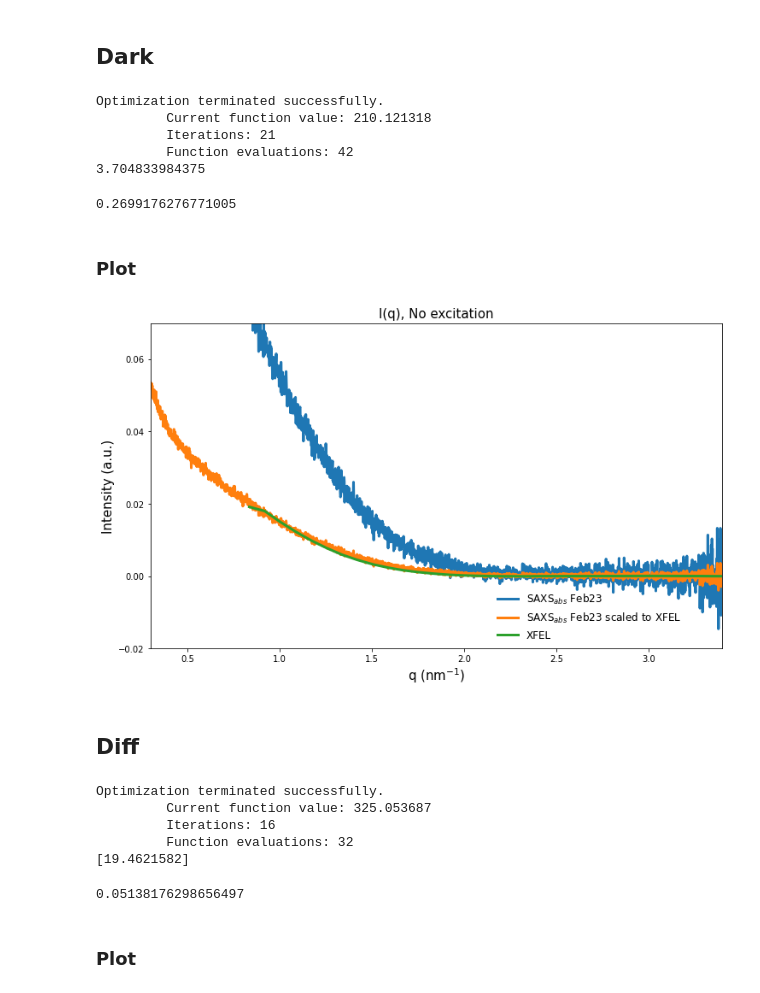
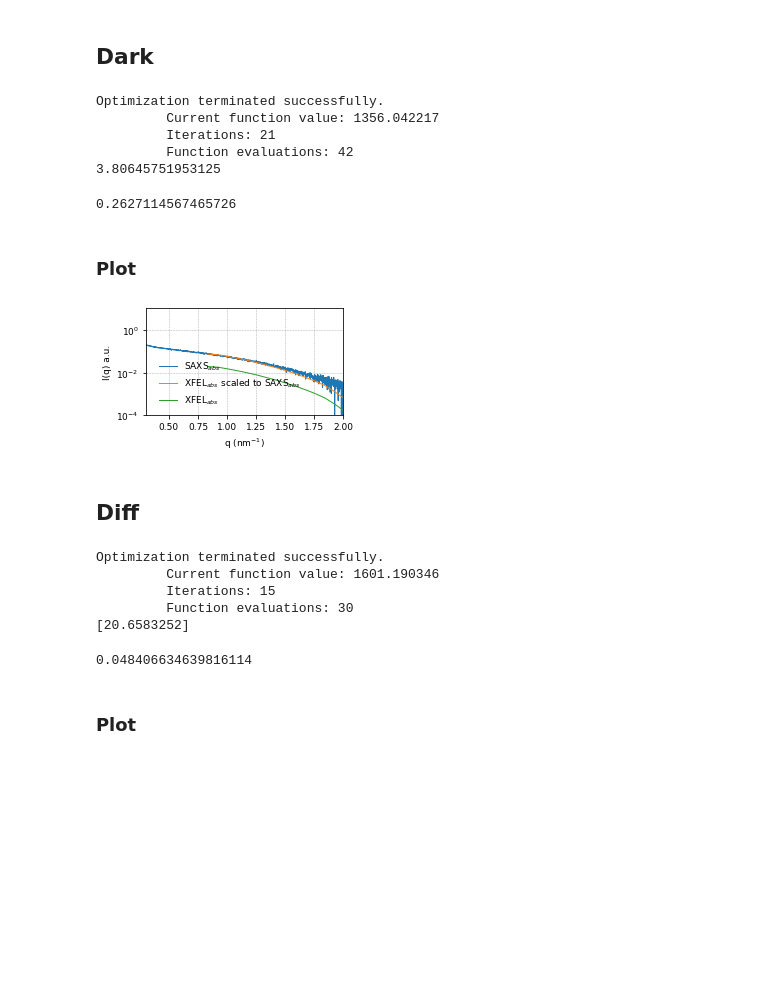
Before and after one commit to LeoMonrroy266/python_course_project, a Jupyter notebook: Analysis.ipynb, the cells around one changed output. Drawn from its saved outputs; the diff is of its cells as text; code cells hidden in the pictures; blank space fills up the shorter version.

```diff
--- a/Analysis.ipynb
+++ b/Analysis.ipynb
@@ -537,7 +535,7 @@ Difference scale of curve is: 4292997048564.538
 # %% [markdown]
 ## Dark
 # %%
-q_min, qmax = [XFEL_dark.q[0],3]
+q_min, qmax = [XFEL_dark.q[0],2]
 
 
 dark_exp = XFEL_dark.cut_q(q_min,q_max)
@@ -552,33 +550,41 @@ print(dark_scale[0])
 1/dark_scale[0]
 # %% [output]
 Optimization terminated successfully.
-         Current function value: 210.121318
+         Current function value: 1356.042217
          Iterations: 21
          Function evaluations: 42
-3.704833984375
+3.80645751953125
-0.2699176276771005
+0.2627114567465726
 # %% [markdown]
 ### Plot
 # %%
 #Plot the dark data from XFEL averaged over runs [172,174,175,1756,180], only dark corresponding to last timepoints taken.
 
-fig, ax = plt.subplots(1, 1, figsize=(12, 7))
+fig, ax = plt.subplots(1, 1, figsize=(cm_to_inch(9), cm_to_inch(5)))
 #ax.plot(q_dark, exp_interpolated_dark,linewidth=3.0, label='XFEL_interpolated')
-ax.plot(SAXS_dark_steady[0].q*10, SAXS_dark_steady[0].i,linewidth=3.0, label='SAXS$_{abs}$ Feb23')
-ax.plot(SAXS_dark_steady[0].q*10, SAXS_dark_steady[0].i/dark_scale,linewidth=3.0, label='SAXS$_{abs}$ Feb23 scaled to XFEL')
-ax.plot(XFEL_dark.q, XFEL_dark.i,linewidth=3.0, label='XFEL')
+ax.plot(SAXS_dark_steady[0].q*10, SAXS_dark_steady[0].i,linewidth=1.0, label='SAXS$_{abs}$',)
+#ax.plot(SAXS_dark_steady[0].q*10, SAXS_dark_steady[0].i/dark_scale,linewidth=3.0, label='SAXS$_{abs}$ Feb23 scaled to XFEL')
+ax.plot(XFEL_dark.q, XFEL_dark.i*dark_scale,linewidth=1.0, label='XFEL$_{abs}$ scaled to SAXS$_{abs}$ ')
+ax.plot(XFEL_dark.q, XFEL_dark.i,linewidth=1.0, label='XFEL$_{abs}$')
 
 
-ax.legend(loc=(0.6,0.01), frameon = False,fontsize=12)
-ax.set_title(r'I(q), No excitation',fontsize=15)
-ax.set_ylabel('Intensity (a.u.)',fontsize=15)
-ax.set_xlabel('q (nm$^{-1}$)',fontsize=15)
-ax.set_ylim([-.02,.07])
-#ax.set_yscale('log')
-ax.set_xlim([0.3,3.4])
-plt.savefig(f'/home/leonardo/Solution_Scattering_2208/plots/Dark_scaled_SAXS_FEB23',bbox_inches='tight',facecolor=(1, 1, 1))
+ax.legend(loc=(0.05,0.05), frameon = False,fontsize=9)
+ax.set_ylabel('I(q) a.u.',fontsize=9)
+ax.set_xlabel('q (nm$^{-1}$)',fontsize=9)
+#ax.set_ylim([-.02,.07])
+ax.set_yscale('log')
+ax.set_xlim([0.3,2])
+ax.set_ylim([1e-4,1e1])
+
+
+ax.grid(linestyle='--', linewidth=0.5)
+ax.tick_params(axis='both', which='major', labelsize=9)
+ax.tick_params(axis='both', which='minor', labelsize=9)
+#plt.savefig(f'/home/leonardo/Solution_Scattering_2208/plots/Dark_scaled_SAXS_FEB23',bbox_inches='tight',facecolor=(1, 1, 1))
+plt.savefig('/home/leonardo/Solution_Scattering_2208/AsLOV2/publication_images/Scaling_XFEL_to_SAXS.svg',bbox_inches='tight',facecolor=(1, 1, 1), format='svg')
+plt.savefig('/home/leonardo/Solution_Scattering_2208/AsLOV2/publication_images/Scaling_XFEL_to_SAXS.png',bbox_inches='tight',facecolor=(1, 1, 1), format='png')
 # %% [output]
-[figure, old version]
+[figure, new version]
 # %% [markdown]
 ## Diff
 # %%
@@ -596,11 +602,11 @@ print(diff_scale)
 1/diff_scale[0]
 # %% [output]
 Optimization terminated successfully.
-         Current function value: 325.053687
-         Iterations: 16
-         Function evaluations: 32
-[19.4621582]
+         Current function value: 1601.190346
+         Iterations: 15
+         Function evaluations: 30
+[20.6583252]
-0.05138176298656497
+0.048406634639816114
 # %% [markdown]
 ### Plot
 # %%
```
Also changed, not shown: parts of 22 cells of this notebook.
